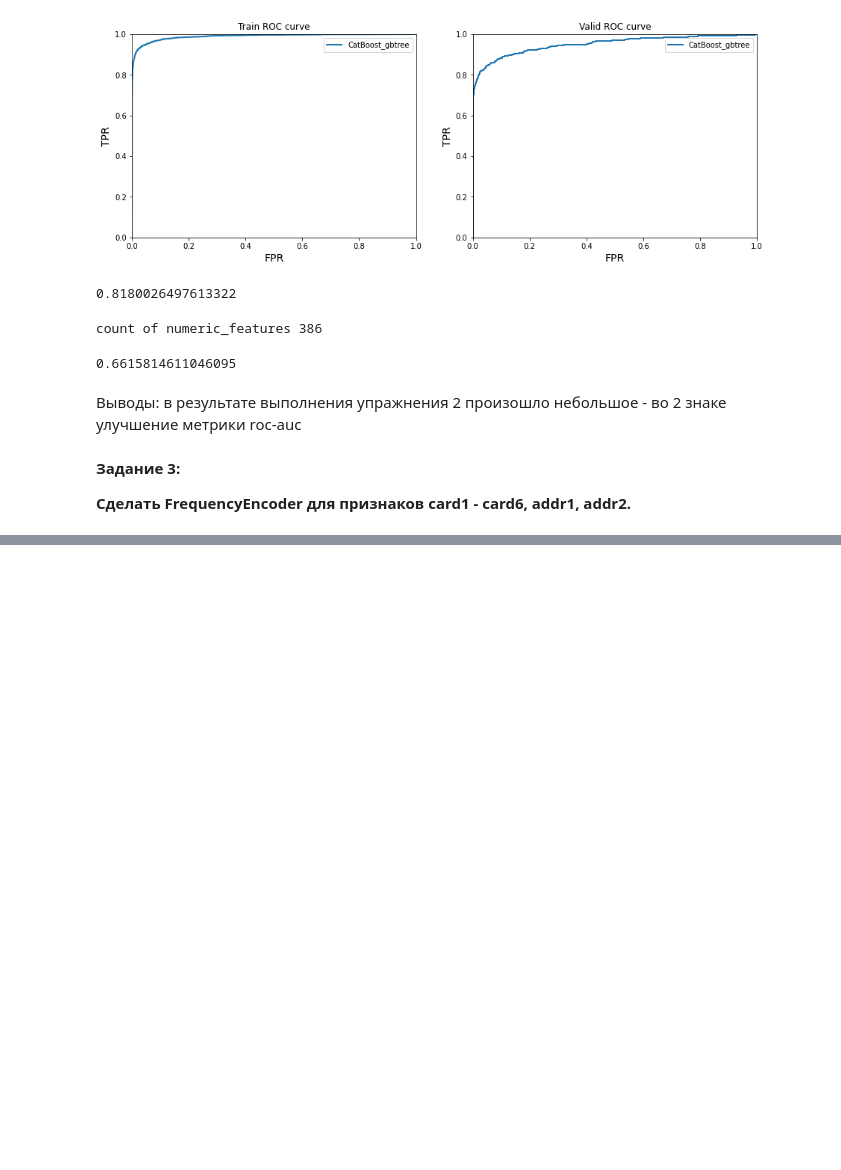
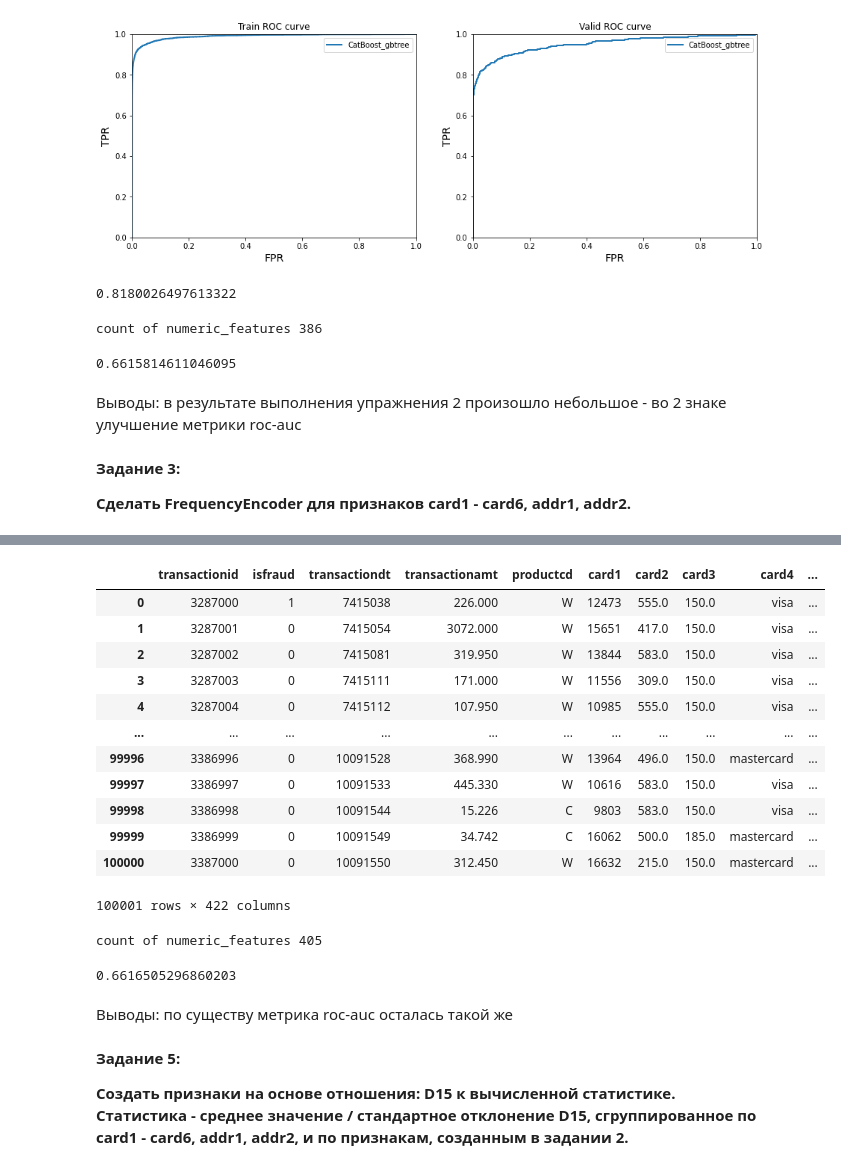
Before and after one commit to AndreyU123/Sports_data_analysis_Kaggle_Platform, a Jupyter notebook: Lesson5/Ukladnikov_Andrey_Lesson5.ipynb, the cells around one changed output, grey strips where cells are left out. Cells and saved outputs as stored; diff of their text form; code cells hidden in the pictures; blank space fills up the shorter version.

```diff
--- a/Lesson5/Ukladnikov_Andrey_Lesson5.ipynb
+++ b/Lesson5/Ukladnikov_Andrey_Lesson5.ipynb
@@ -570,0 +555,3 @@ train
+# %%
+data,target,cat_feats=get_data_with_CBInnerE_categorical_features(train,["transactionid","transactiondt", "isfraud"],'isfraud',
+                                                                  handle_numerical_features=get_data_with_numerical_features)
@@ -570,0 +713,10 @@ train
+# %%
+aggs = {
+    "transactionamt": [np.mean,np.std]
+}
+stats_names = ['mean','std']
+
+train = create_features_for_ratio_value_stats(
+    train, groupby_ids=['card1','card2','card3','card4','card5','card6','addr1', 'addr2', 'card1_card2_', 'card1_card2_card3_card5_', 'card1_card2_card3_card5_addr1_addr2_'], aggs=aggs, stats_names=stats_names, suffix="ratio"
+)
+train
@@ -570,0 +737,3 @@ train
+# %%
+data,target,cat_feats=get_data_with_CBInnerE_categorical_features(train,["transactionid","transactiondt", "isfraud"],'isfraud',
+                                                                  handle_numerical_features=get_data_with_numerical_features)
@@ -570,0 +843,36 @@ train
+# %%
+test = create_features_for_ratio_value_stats_ver2(
+    test, groupby_ids=['card1','card2','card3','card4','card5','card6','addr1', 'addr2', 'card1_card2_', 'card1_card2_card3_card5_', 'card1_card2_card3_card5_addr1_addr2_'], aggs=aggs, stats_names=stats_names, suffix="ratio"
+)
+test
+# %% [output]
+|  | transactionid | isfraud | transactiondt | transactionamt | productcd | card1 | card2 | card3 | card4 | ... |
+| 0 | 3287000 | 1 | 7415038 | 226.000 | W | 12473 | 555.0 | 150.0 | visa | ... |
+| 1 | 3287001 | 0 | 7415054 | 3072.000 | W | 15651 | 417.0 | 150.0 | visa | ... |
+| 2 | 3287002 | 0 | 7415081 | 319.950 | W | 13844 | 583.0 | 150.0 | visa | ... |
+| 3 | 3287003 | 0 | 7415111 | 171.000 | W | 11556 | 309.0 | 150.0 | visa | ... |
+| 4 | 3287004 | 0 | 7415112 | 107.950 | W | 10985 | 555.0 | 150.0 | visa | ... |
+| ... | ... | ... | ... | ... | ... | ... | ... | ... | ... | ... |
+| 99996 | 3386996 | 0 | 10091528 | 368.990 | W | 13964 | 496.0 | 150.0 | mastercard | ... |
+| 99997 | 3386997 | 0 | 10091533 | 445.330 | W | 10616 | 583.0 | 150.0 | visa | ... |
+| 99998 | 3386998 | 0 | 10091544 | 15.226 | C | 9803 | 583.0 | 150.0 | visa | ... |
+| 99999 | 3386999 | 0 | 10091549 | 34.742 | C | 16062 | 500.0 | 185.0 | mastercard | ... |
+| 100000 | 3387000 | 0 | 10091550 | 312.450 | W | 16632 | 215.0 | 150.0 | mastercard | ... |
+100001 rows × 422 columns
+# %%
+test_data,test_target,cat_feats=get_data_with_CBInnerE_categorical_features(test,["transactionid","transactiondt", "isfraud"],'isfraud',
+                                                                  handle_numerical_features=get_data_with_numerical_features)
+# %% [output]
+count of numeric_features 405
+# %%
+test_predict_target=model_cb.predict(test_data)
+test_roc_auc=roc_auc_score(test["isfraud"].tolist(),test_predict_target)
+test_roc_auc
+# %% [output]
+0.6616505296860203
+# %% [markdown]
+Выводы: по существу метрика roc-auc осталась такой же
+# %% [markdown]
+**Задание 5:**
+
+**Создать признаки на основе отношения: D15 к вычисленной статистике. Статистика - среднее значение / стандартное отклонение D15, сгруппированное по card1 - card6, addr1, addr2, и по признакам, созданным в задании 2.**
```
Also changed, not shown: parts of 27 cells of this notebook.
